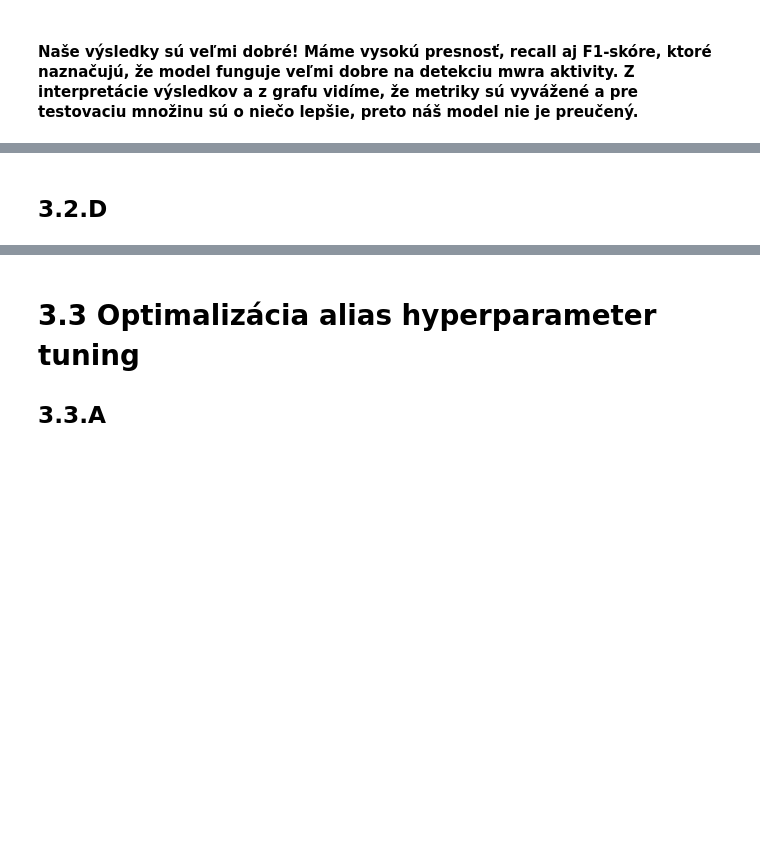
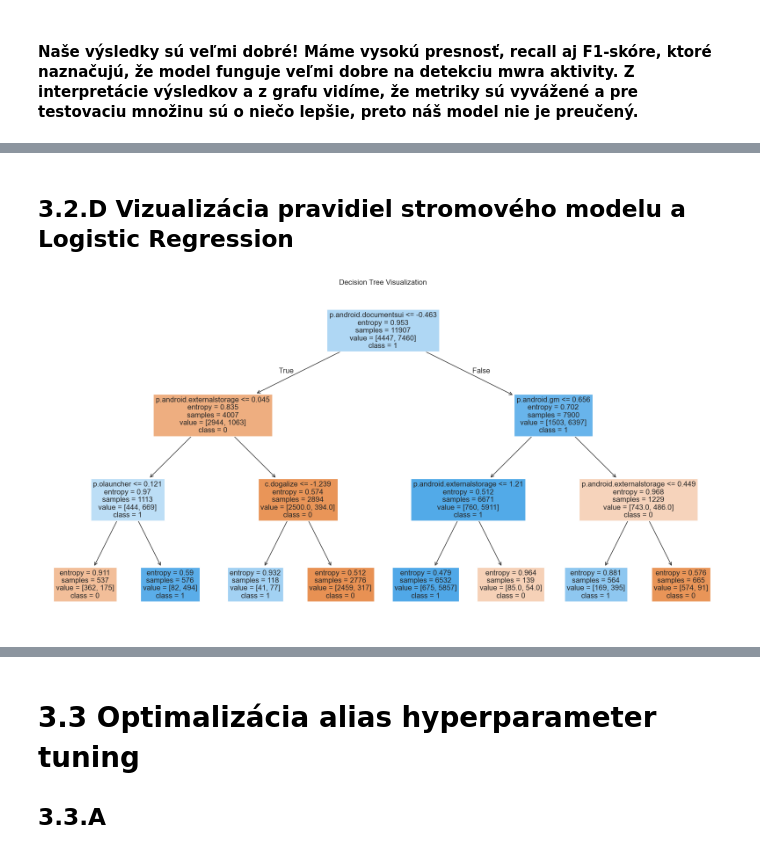
Before and after one commit to RikoAppDev/iau-course-assignments, a Jupyter notebook: zadanie-faza3.ipynb, the cells around one changed output, grey strips where cells are left out. Cells and saved outputs as stored; diff of their text form; code cells hidden in the pictures; blank space fills up the shorter version.

```diff
--- a/zadanie-faza3.ipynb
+++ b/zadanie-faza3.ipynb
@@ -413,0 +492,26 @@ plt.show()
+# %%
+from sklearn.linear_model import LogisticRegression
+
+lr_clf = LogisticRegression(random_state=42, max_iter=1000)
+
+# model training
+lr_clf.fit(X_train, y_train)
+
+# prediction on test and train set
+y_train_pred_lr = lr_clf.predict(X_train)
+y_test_pred_lr = lr_clf.predict(X_test)
+
+# performance evaluation
+print("Logistic Regression - Trénovacia množina")
+print(f"Accuracy: {accuracy_score(y_train, y_train_pred_lr):.4f}")
+print(f"Precision: {precision_score(y_train, y_train_pred_lr, average='binary'):.4f}")
+print(f"Recall: {recall_score(y_train, y_train_pred_lr, average='binary'):.4f}")
+print("\nPodrobný report:")
+print(classification_report(y_train, y_train_pred_lr))
+
+print("Logistic Regression - Testovacia množina")
+print(f"Accuracy: {accuracy_score(y_test, y_test_pred_lr):.4f}")
+print(f"Precision: {precision_score(y_test, y_test_pred_lr, average='binary'):.4f}")
+print(f"Recall: {recall_score(y_test, y_test_pred_lr, average='binary'):.4f}")
+print("\nPodrobný report:")
+print(classification_report(y_test, y_test_pred_lr))
@@ -416,2 +545,12 @@ plt.show()
 # %% [markdown]
-## 3.2.D
+## 3.2.D Vizualizácia pravidiel stromového modelu a Logistic Regression
+# %%
+from sklearn import tree
+import matplotlib.pyplot as plt
+
+plt.figure(figsize=(20, 10))
+tree.plot_tree(dt_clf, filled=True, feature_names=X_train.columns, class_names=['0', '1'], fontsize=12)
+plt.title("Decision Tree Visualization")
+plt.show()
+# %% [output]
+[figure, added]
```
Also changed, not shown: parts of 18 cells of this notebook.
